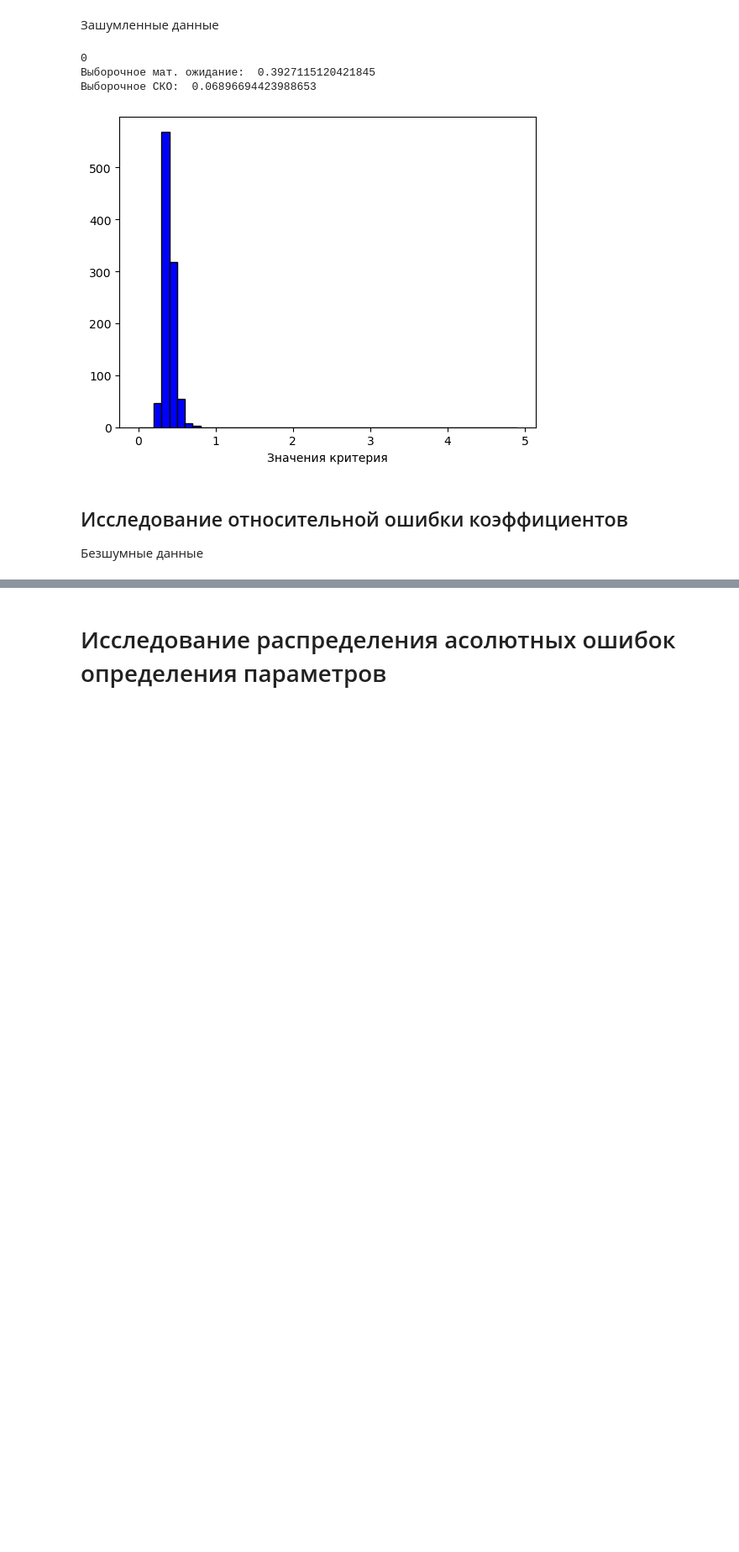
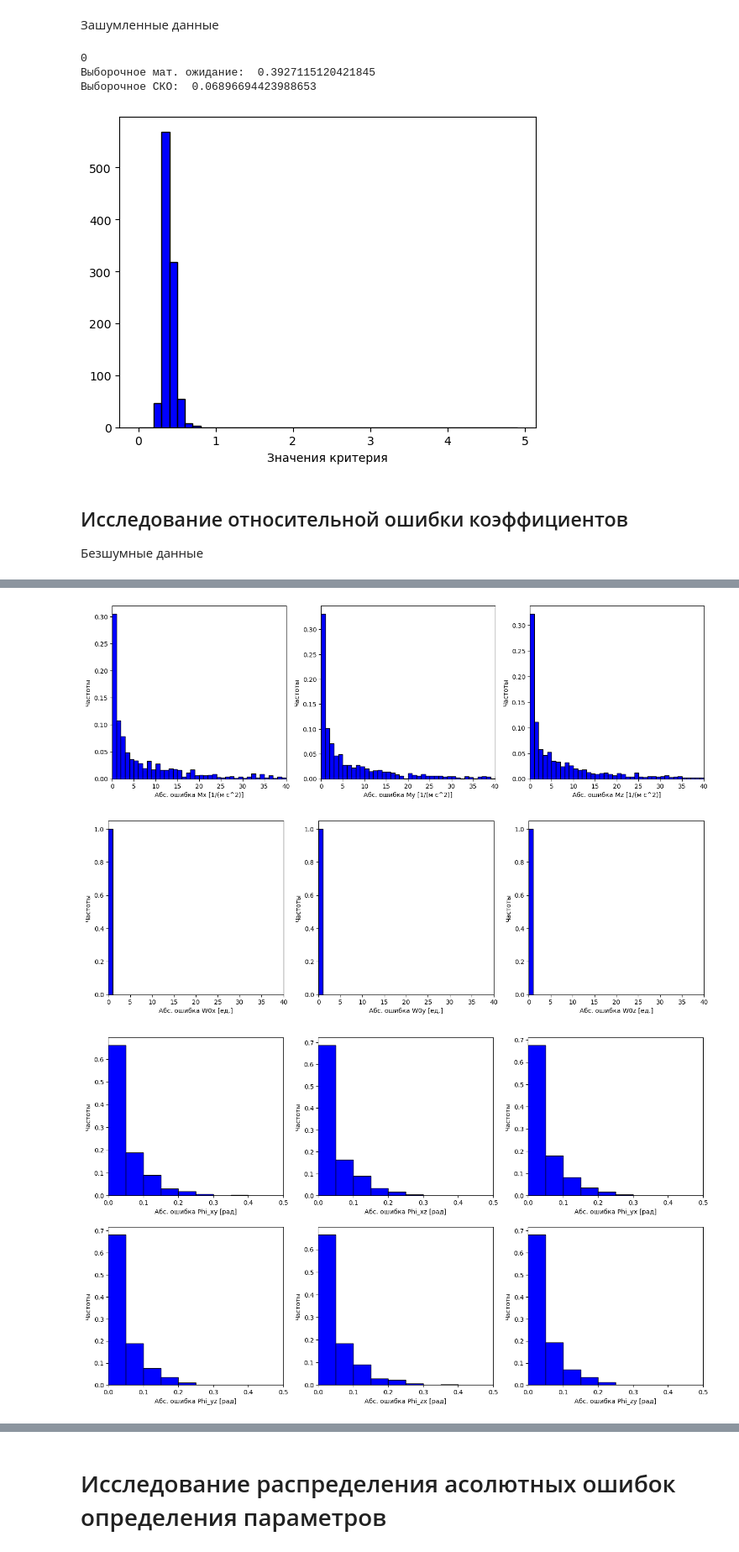
Before and after one commit to tmetelev/scalar_calibration, a Jupyter notebook: research.ipynb, the cells around one changed output, grey strips where cells are left out. Shown at 84% size. Drawn from its saved outputs; the diff is of its cells as text; code cells hidden in the pictures; blank space fills up the shorter version.

```diff
--- a/research.ipynb
+++ b/research.ipynb
@@ -124,3 +123,75 @@ print('Выборочное СКО: ', np.std(res))
 ## Исследование относительной ошибки коэффициентов
 
 Безшумные данные
+# %%
+res = {
+    'Mx': [],
+    'My': [],
+    'Mz': [],
+    'W0x': [],
+    'W0y': [],
+    'W0z': [],
+    'Phi_xy': [],
+    'Phi_xz': [],
+    'Phi_yx': [],
+    'Phi_yz': [],
+    'Phi_zx': [],
+    'Phi_zy': []
+}
+
+axis_name = ['Mx', 'My', 'Mz', 'W0x', 'W0y', 'W0z', 'Phi_xy', 'Phi_xz', 'Phi_yx', 'Phi_yz', 'Phi_zx', 'Phi_zy']
+
+n = 1000
+deads = 0
+for j in range(n):
+    np.random.seed(j)
+    crit, rel, abse = testing(1, 1, modeling_params=[2000, 0.01, 500, 0], func_params=[20, 0])
+    if np.max(rel[0:3] + rel[9:]) > 100:
+        deads += 1
+        continue
+    res['Mx'].append(abse[0])
+    res['My'].append(abse[1])
+    res['Mz'].append(abse[2])
+    res['Phi_xy'].append(abse[3])
+    res['Phi_xz'].append(abse[4])
+    res['Phi_yx'].append(abse[5])
+    res['Phi_yz'].append(abse[6])
+    res['Phi_zx'].append(abse[7])
+    res['Phi_zy'].append(abse[8])
+    res['W0x'].append(abse[9])
+    res['W0y'].append(abse[10])
+    res['W0z'].append(abse[11])
+
+print(deads, deads / n)
+
+plt.figure(1, figsize=(17, 5))
+for i in range(3):
+    plt.subplot(1, 3, i + 1)
+    bins = np.arange(0, 201, 1)
+    plt.hist(res[axis_name[i]], density=True, color='blue', edgecolor='black', bins=bins)
+    plt.xlim(0, 40)
+    plt.xlabel(f'Абс. ошибка {axis_name[i]} [1/(м c^2)]')#, среднее = {np.mean(res[axis_name[i]]):.2f}')
+    plt.ylabel('Частоты')
+    print(f'Абс. ошибка {axis_name[i]}, среднее = {np.mean(res[axis_name[i]]):.2f}')
+
+plt.figure(2, figsize=(17, 5))
+for i in range(3):
+    plt.subplot(1, 3, i + 1)
+    bins = np.arange(0, 51, 1)
+    plt.hist(res[axis_name[i+3]], density=True, color='blue', edgecolor='black', bins=bins)
+    plt.xlim(0, 40)
+    plt.xlabel(f'Абс. ошибка {axis_name[i+3]} [ед.]')#, среднее = {np.mean(res[axis_name[i+3]]):.2f}')
+    plt.ylabel('Частоты')
+    print(f'Абс. ошибка {axis_name[i+3]}, среднее = {np.mean(res[axis_name[i+3]]):.2f}')
+
+plt.figure(3, figsize=(17, 10))
+for i in range(6):
+    plt.subplot(2, 3, i + 1)
+    bins = np.arange(0, 1, 0.05)
+    weights = 0.001 * np.ones_like(res[axis_name[i+6]])
+    plt.hist(res[axis_name[i+6]], density=False, color='blue', edgecolor='black', bins=bins, weights=weights)
+    plt.xlim(0, 0.5)
+    plt.xlabel(f'Абс. ошибка {axis_name[i+6]} [рад]')#, среднее = {np.mean(res[axis_name[i+6]]):.2f}')
+    plt.ylabel('Частоты')
+    print(f'Абс. ошибка {axis_name[i+6]} [рад], среднее = {np.mean(res[axis_name[i+6]]):.2f}')
+# %% [output]
@@ -127,3 +211,6 @@ print('Выборочное СКО: ', np.std(res))
+[figure, added]
+[figure, added]
+[figure, added]
 # %%
 res = {
     'Mx': [],
```
Also changed, not shown: parts of 14 cells of this notebook, 5 other files.
